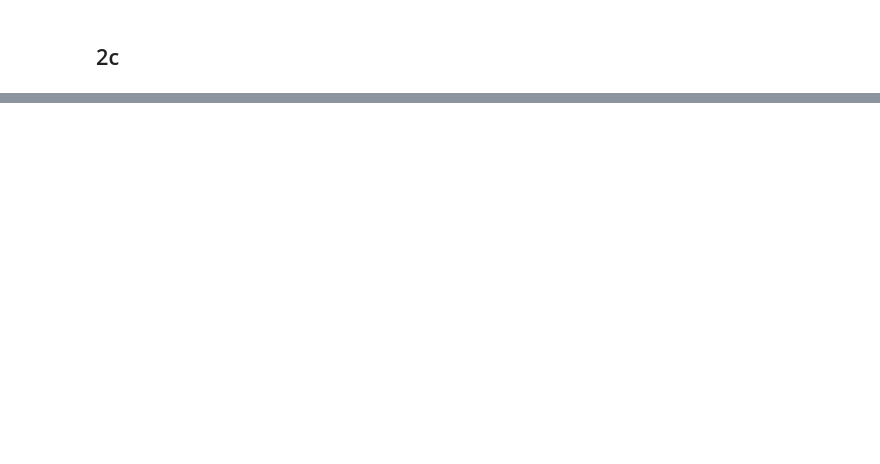
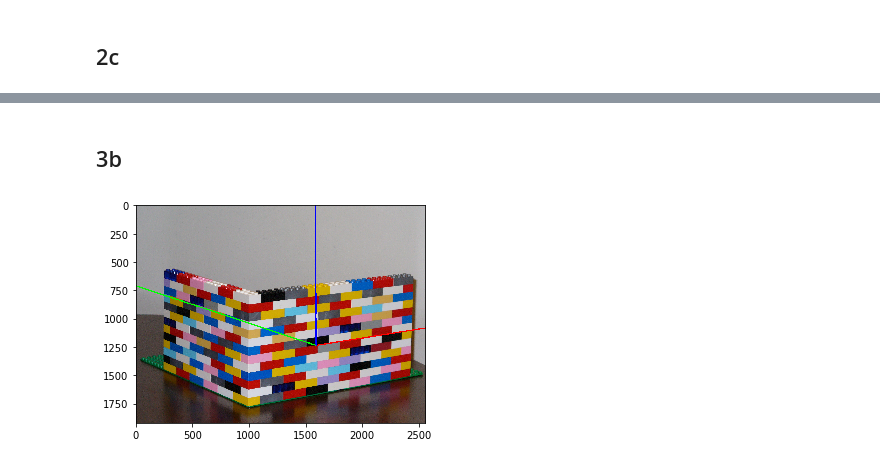
Before and after one commit to Michael-Shepherd/ComputerVision, a Jupyter notebook: Assignment3/Untitled.ipynb, the cells around one changed output, grey strips where cells are left out. Saved outputs shown, nothing was run; the diff lists cells and outputs as text; code cells hidden in the pictures; blank space fills up the shorter version.

```diff
--- a/Assignment3/Untitled.ipynb
+++ b/Assignment3/Untitled.ipynb
@@ -322,0 +350,23 @@ plot_cameras_3d(c1, R1,c2, R2)
+# %% [markdown]
+## 3b
+# %%
+lego1 = plt.imread("CVassignment3_files/lego1.jpg")
+lego2 = plt.imread("CVassignment3_files/lego2.jpg")
+p1_1 = P1[...,0]/P1[...,0][2]
+p2_1 = P2[...,0]/P2[...,0][2]
+p1_2 = P1[...,1]/P1[...,1][2]
+p2_2 = P2[...,1]/P2[...,1][2]
+p1_3 = P1[...,2]/P1[...,2][2]
+p2_3 = P2[...,2]/P2[...,2][2]
+
+x = [(int(p1_4[0]), int(p1_4[1])), (int(p1_1[0]), int(p1_1[1]))]
+y = [(int(p1_4[0]), int(p1_4[1])), (int(p1_2[0]), int(p1_2[1]))]
+z = [(int(p1_4[0]), int(p1_4[1])), (int(-p1_3[0]), int(-p1_3[1]))]
+cv2.line(lego1, x[0], x[1], x_col,10)
+cv2.line(lego1, y[0], y[1], y_col,10)
+cv2.line(lego1, z[0], z[1], z_col,10)
+
+plt.imshow(lego1)
+plt.show()
+# %% [output]
+[figure, added]
```
Also changed, not shown: parts of 8 cells of this notebook, 1 other file.
